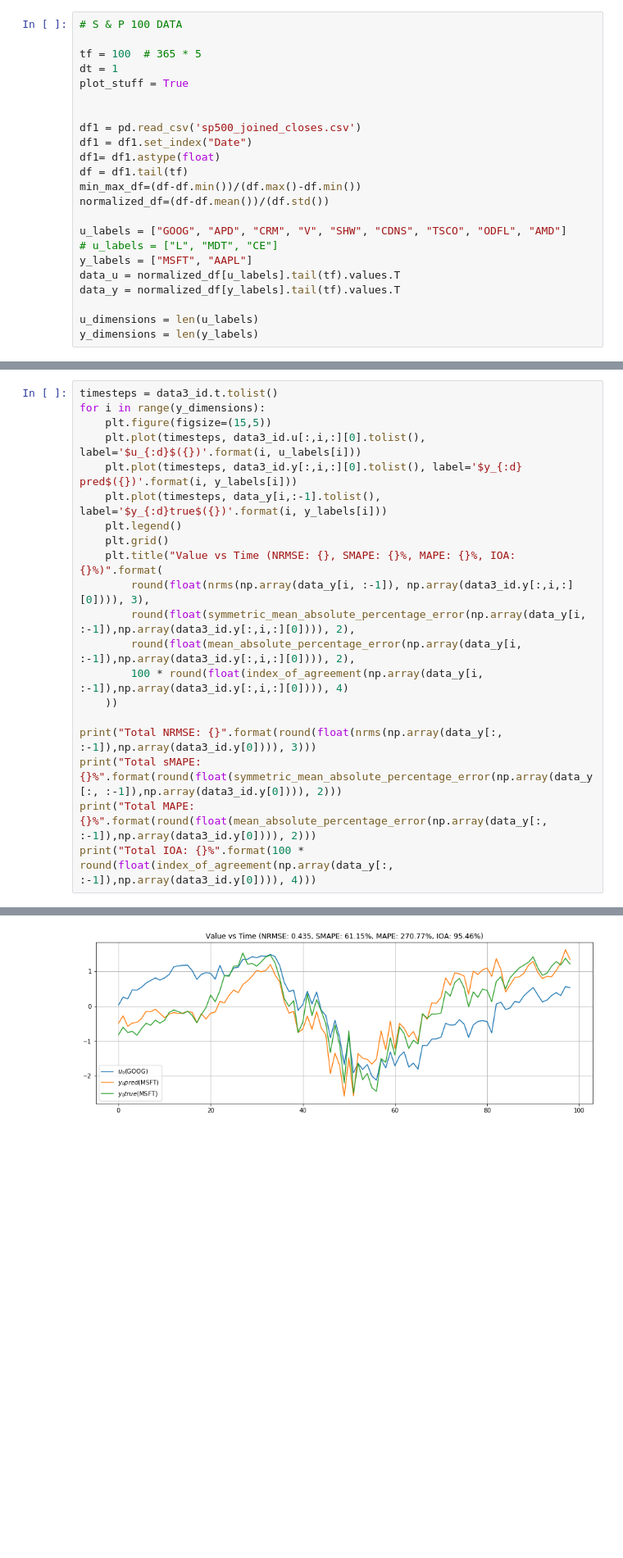
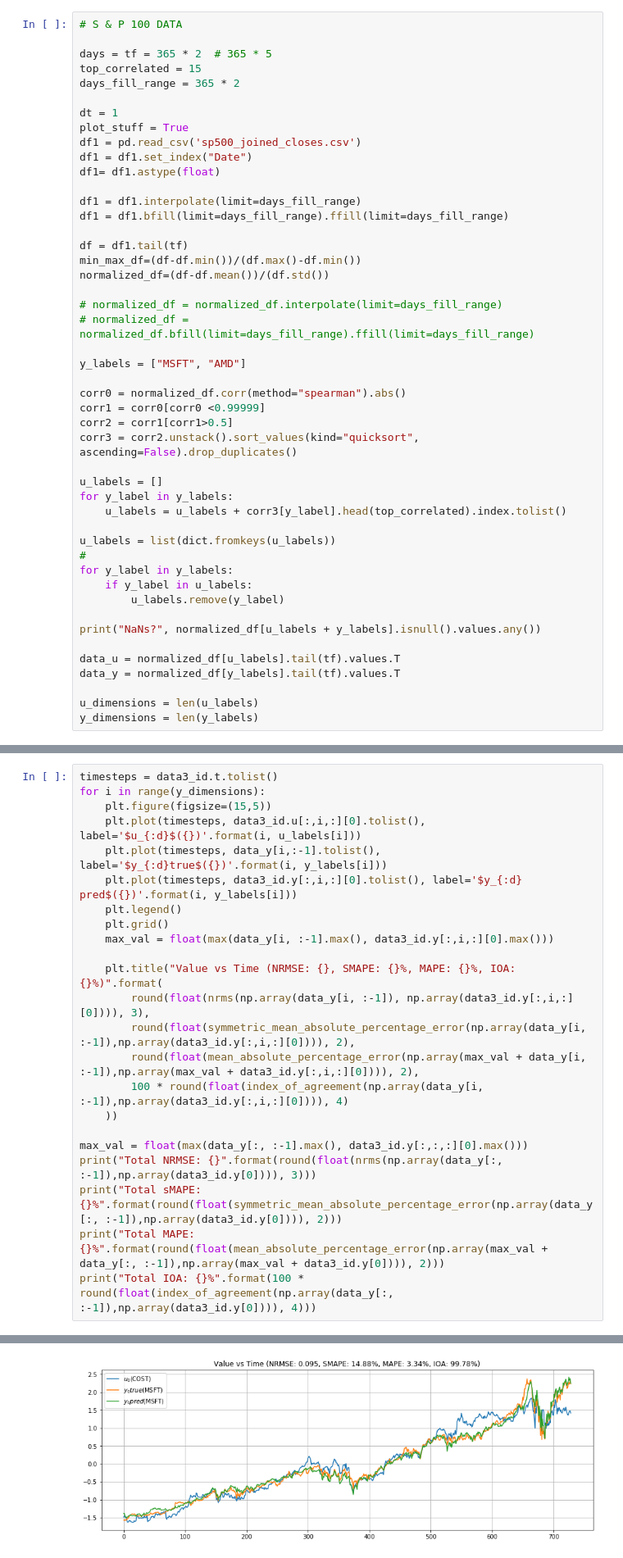
Before and after one commit to temp3rr0r/sysid, a Jupyter notebook: examples/System Identification GPU.ipynb, the cells around one changed output, grey strips where cells are left out. Shown at 82% size. Drawn from its saved outputs; the diff is of its cells as text; blank space fills up the shorter version.

```diff
--- a/examples/System Identification GPU.ipynb
+++ b/examples/System Identification GPU.ipynb
@@ -31,21 +31,45 @@ data_y.shape
 # %%
 # S & P 100 DATA
 
-tf = 100  # 365 * 5
+days = tf = 365 * 2  # 365 * 5
+top_correlated = 15
+days_fill_range = 365 * 2
+
 dt = 1
 plot_stuff = True
-
-
 df1 = pd.read_csv('sp500_joined_closes.csv')
 df1 = df1.set_index("Date")
 df1= df1.astype(float)
+
+df1 = df1.interpolate(limit=days_fill_range)
+df1 = df1.bfill(limit=days_fill_range).ffill(limit=days_fill_range)
+
 df = df1.tail(tf)
 min_max_df=(df-df.min())/(df.max()-df.min())
 normalized_df=(df-df.mean())/(df.std())
 
-u_labels = ["GOOG", "APD", "CRM", "V", "SHW", "CDNS", "TSCO", "ODFL", "AMD"]
-# u_labels = ["L", "MDT", "CE"]
-y_labels = ["MSFT", "AAPL"]
+# normalized_df = normalized_df.interpolate(limit=days_fill_range)
+# normalized_df = normalized_df.bfill(limit=days_fill_range).ffill(limit=days_fill_range)
+
+y_labels = ["MSFT", "AMD"]
+
+corr0 = normalized_df.corr(method="spearman").abs()
+corr1 = corr0[corr0 <0.99999]
+corr2 = corr1[corr1>0.5]
+corr3 = corr2.unstack().sort_values(kind="quicksort", ascending=False).drop_duplicates()
+
+u_labels = []
+for y_label in y_labels:
+    u_labels = u_labels + corr3[y_label].head(top_correlated).index.tolist()
+
+u_labels = list(dict.fromkeys(u_labels))
+#
+for y_label in y_labels:
+    if y_label in u_labels:
+        u_labels.remove(y_label)
+
+print("NaNs?", normalized_df[u_labels + y_labels].isnull().values.any())
+
 data_u = normalized_df[u_labels].tail(tf).values.T
 data_y = normalized_df[y_labels].tail(tf).values.T
 
@@ -101,19 +127,22 @@ timesteps = data3_id.t.tolist()
 for i in range(y_dimensions):
     plt.figure(figsize=(15,5))
     plt.plot(timesteps, data3_id.u[:,i,:][0].tolist(), label='$u_{:d}$({})'.format(i, u_labels[i]))
+    plt.plot(timesteps, data_y[i,:-1].tolist(), label='$y_{:d}true$({})'.format(i, y_labels[i]))
     plt.plot(timesteps, data3_id.y[:,i,:][0].tolist(), label='$y_{:d} pred$({})'.format(i, y_labels[i]))
-    plt.plot(timesteps, data_y[i,:-1].tolist(), label='$y_{:d}true$({})'.format(i, y_labels[i]))
     plt.legend()
     plt.grid()
+    max_val = float(max(data_y[i, :-1].max(), data3_id.y[:,i,:][0].max()))
+
     plt.title("Value vs Time (NRMSE: {}, SMAPE: {}%, MAPE: {}%, IOA: {}%)".format(
         round(float(nrms(np.array(data_y[i, :-1]), np.array(data3_id.y[:,i,:][0]))), 3),
         round(float(symmetric_mean_absolute_percentage_error(np.array(data_y[i, :-1]),np.array(data3_id.y[:,i,:][0]))), 2),
-        round(float(mean_absolute_percentage_error(np.array(data_y[i, :-1]),np.array(data3_id.y[:,i,:][0]))), 2),
+        round(float(mean_absolute_percentage_error(np.array(max_val + data_y[i, :-1]),np.array(max_val + data3_id.y[:,i,:][0]))), 2),
         100 * round(float(index_of_agreement(np.array(data_y[i, :-1]),np.array(data3_id.y[:,i,:][0]))), 4)
     ))
 
+max_val = float(max(data_y[:, :-1].max(), data3_id.y[:,:,:][0].max()))
 print("Total NRMSE: {}".format(round(float(nrms(np.array(data_y[:, :-1]),np.array(data3_id.y[0]))), 3)))
 print("Total sMAPE: {}%".format(round(float(symmetric_mean_absolute_percentage_error(np.array(data_y[:, :-1]),np.array(data3_id.y[0]))), 2)))
-print("Total MAPE: {}%".format(round(float(mean_absolute_percentage_error(np.array(data_y[:, :-1]),np.array(data3_id.y[0]))), 2)))
+print("Total MAPE: {}%".format(round(float(mean_absolute_percentage_error(np.array(max_val + data_y[:, :-1]),np.array(max_val + data3_id.y[0]))), 2)))
 print("Total IOA: {}%".format(100 * round(float(index_of_agreement(np.array(data_y[:, :-1]),np.array(data3_id.y[0]))), 4)))
 # %% [output]
@@ -124 +153 @@ Total IOA: 97.34%
-[figure, old version]
+[figure, new version]
```
Also changed, not shown: parts of 5 cells of this notebook.
